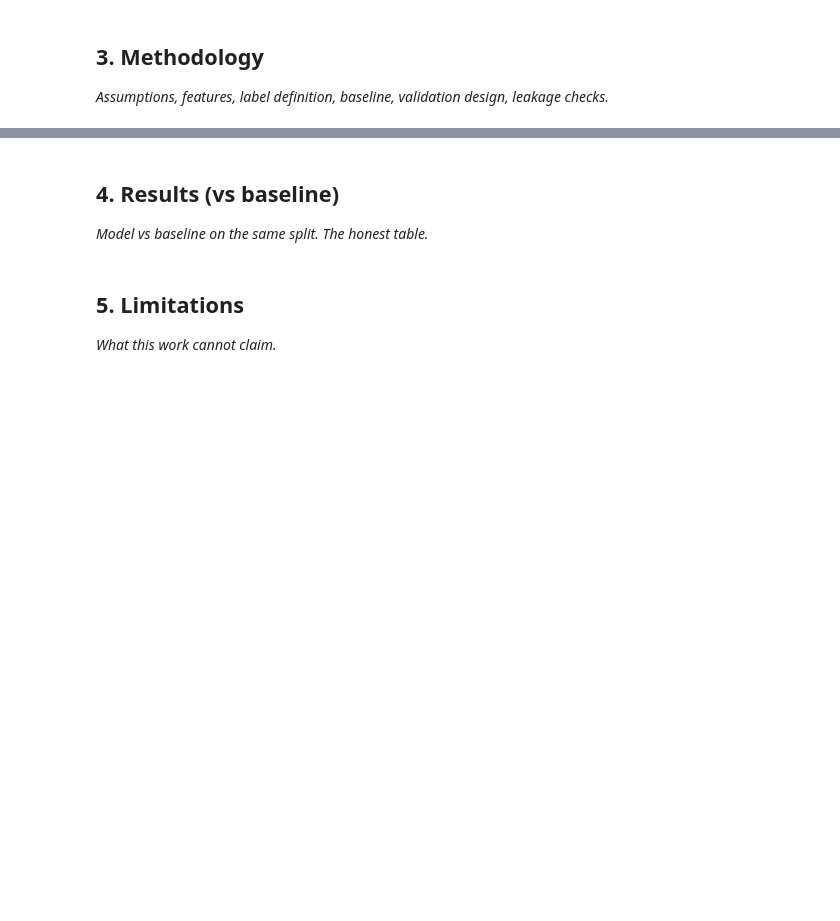
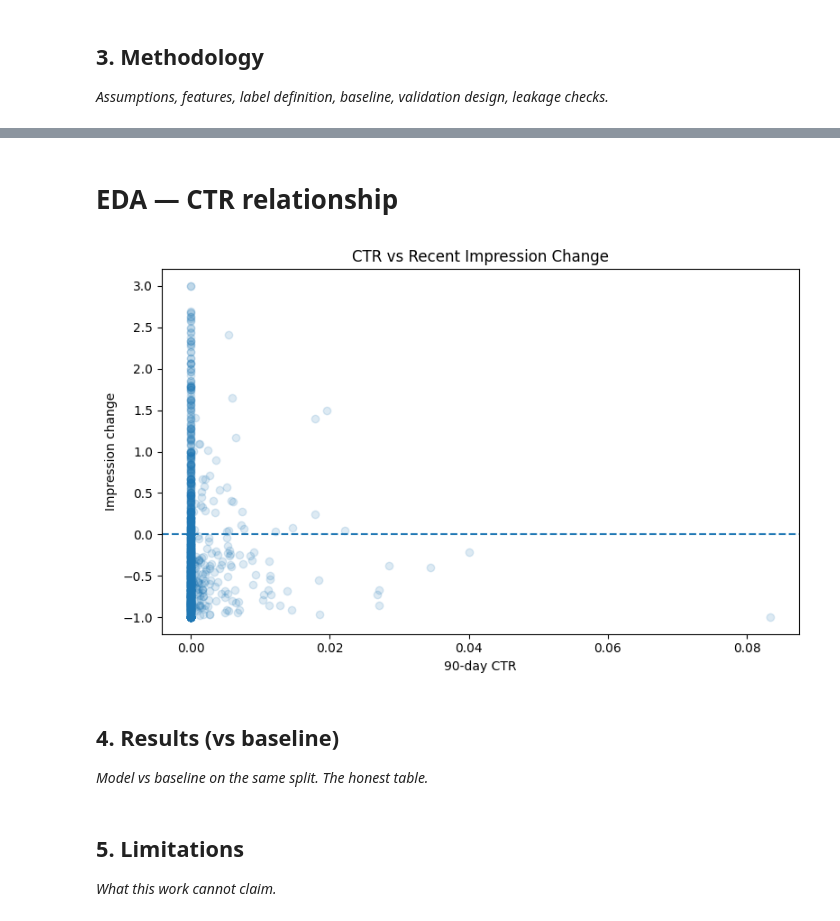
Before and after one commit to Kashaf537/flyrank-ml-internship, a Jupyter notebook: work/notebooks/capstone.ipynb, the cells around one changed output, grey strips where cells are left out. Drawn from its saved outputs; the diff is of its cells as text; code cells hidden in the pictures; blank space fills up the shorter version.

```diff
--- a/work/notebooks/capstone.ipynb
+++ b/work/notebooks/capstone.ipynb
@@ -21,3 +819,43 @@ This skeleton is yours to fill. Work the sections **in order** — each one has
+# %% [markdown]
+# EDA — CTR relationship
+# %%
+# ============================================================
+# EDA — CTR vs impression change
+# ============================================================
+
+eda_sample = model_df[
+    [
+        "ctr_90d",
+        "impression_change"
+    ]
+].dropna()
+
+# Remove extreme values for readability
+eda_sample = eda_sample[
+    (eda_sample["ctr_90d"] >= 0) &
+    (eda_sample["ctr_90d"] <= 1) &
+    (eda_sample["impression_change"] >= -1) &
+    (eda_sample["impression_change"] <= 3)
+]
+
+plt.figure(figsize=(8, 5))
+
+plt.scatter(
+    eda_sample["ctr_90d"],
+    eda_sample["impression_change"],
+    alpha=0.15
+)
+
+plt.axhline(0, linestyle="--")
+
+plt.title("CTR vs Recent Impression Change")
+plt.xlabel("90-day CTR")
+plt.ylabel("Impression change")
+
+plt.tight_layout()
+plt.show()
+# %% [output]
+[figure, added]
 # %% [markdown]
 ## 4. Results (vs baseline)
 
```
Also changed, not shown: parts of 39 cells of this notebook.
